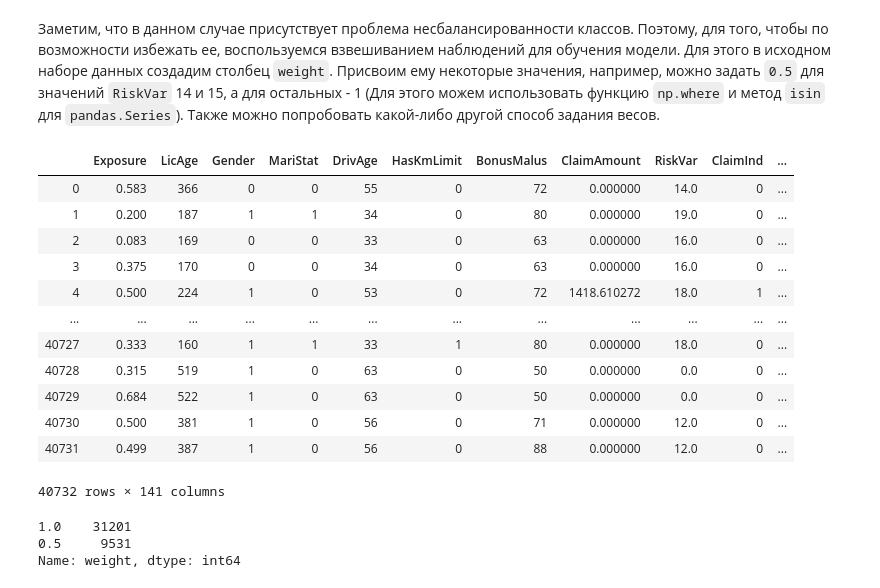
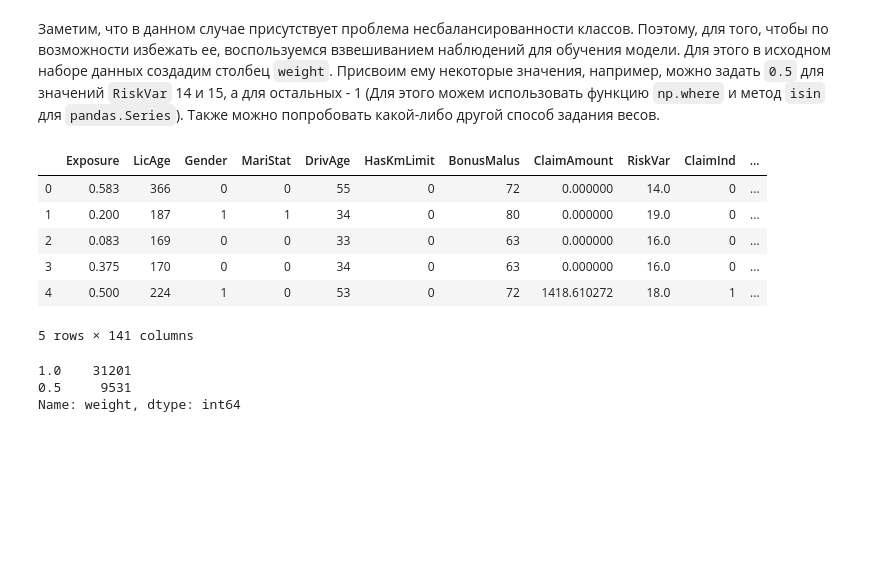
Before and after one commit to annulet/ML, a Jupyter notebook: GB Lesson 3_hw.ipynb, the cells around one changed output. Drawn from its saved outputs; the diff is of its cells as text; code cells hidden in the pictures; blank space fills up the shorter version.

```diff
--- a/GB Lesson 3_hw.ipynb
+++ b/GB Lesson 3_hw.ipynb
@@ -23,14 +23,6 @@ def SeriesFactorizer(series):
     reference = {x: i for x, i in enumerate(unique)}
     print(reference)
     return series, reference
-# %%
-pd.options.display.width = 50
-
-pd.options.display.max_colwidth = 50
-
-pd.options.display.width = 1200
-pd.options.display.max_colwidth = 100
-pd.options.display.max_columns = 100
 # %%
 df = pd.read_csv('freMPL-R.csv', low_memory=False)
 # %%
@@ -229,21 +219,15 @@ FreqCount
 df_2['weight'] = 1
 # %%
 df_2.loc[df_2.RiskVar.isin([14, 15]), 'weight'] = 0.5
-df_2
+df_2.head()
 # %% [output]
 |  | Exposure | LicAge | Gender | MariStat | DrivAge | HasKmLimit | BonusMalus | ClaimAmount | RiskVar | ClaimInd | ... |
 | 0 | 0.583 | 366 | 0 | 0 | 55 | 0 | 72 | 0.000000 | 14.0 | 0 | ... |
 | 1 | 0.200 | 187 | 1 | 1 | 34 | 0 | 80 | 0.000000 | 19.0 | 0 | ... |
 | 2 | 0.083 | 169 | 0 | 0 | 33 | 0 | 63 | 0.000000 | 16.0 | 0 | ... |
 | 3 | 0.375 | 170 | 0 | 0 | 34 | 0 | 63 | 0.000000 | 16.0 | 0 | ... |
 | 4 | 0.500 | 224 | 1 | 0 | 53 | 0 | 72 | 1418.610272 | 18.0 | 1 | ... |
-| ... | ... | ... | ... | ... | ... | ... | ... | ... | ... | ... | ... |
-| 40727 | 0.333 | 160 | 1 | 1 | 33 | 1 | 80 | 0.000000 | 18.0 | 0 | ... |
-| 40728 | 0.315 | 519 | 1 | 0 | 63 | 0 | 50 | 0.000000 | 0.0 | 0 | ... |
-| 40729 | 0.684 | 522 | 1 | 0 | 63 | 0 | 50 | 0.000000 | 0.0 | 0 | ... |
-| 40730 | 0.500 | 381 | 1 | 0 | 56 | 0 | 71 | 0.000000 | 12.0 | 0 | ... |
-| 40731 | 0.499 | 387 | 1 | 0 | 56 | 0 | 88 | 0.000000 | 12.0 | 0 | ... |
-40732 rows × 141 columns
+5 rows × 141 columns
 # %%
 df_2.weight.value_counts()
 # %% [output]
```
Also changed, not shown: parts of 13 cells of this notebook.
